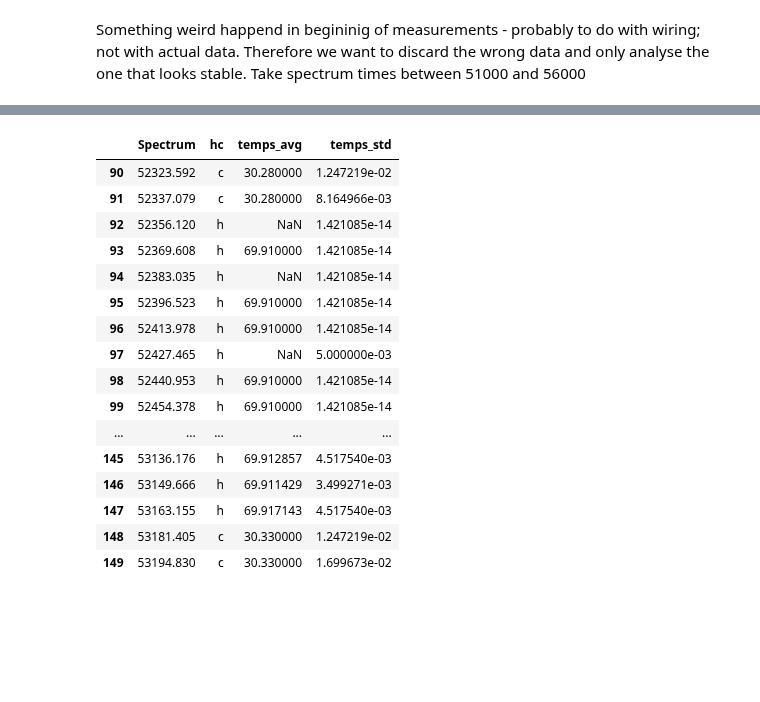
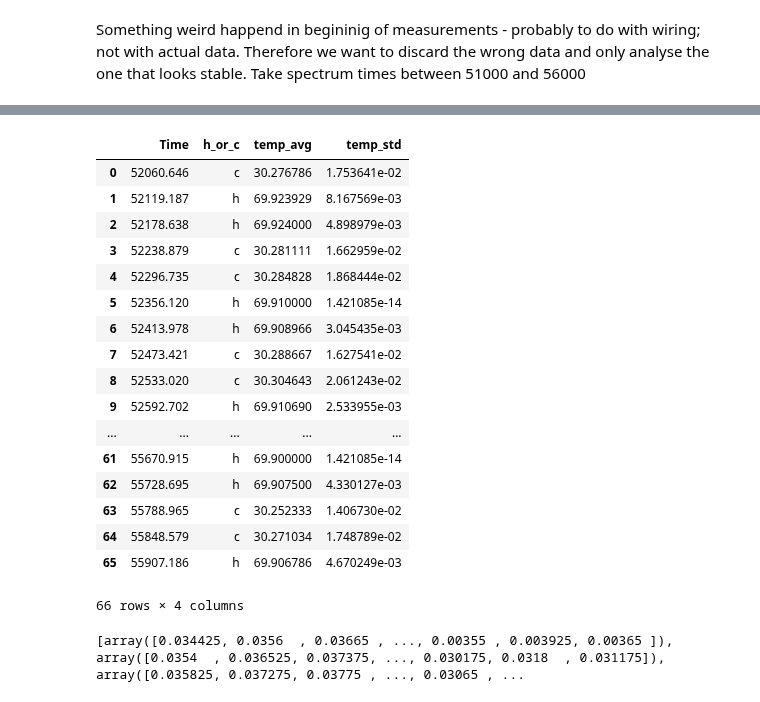
Before and after one commit to micolbedarida/MSci_Project, a Jupyter notebook: November_files_analysis.ipynb, the cells around one changed output, grey strips where cells are left out. Cells and saved outputs as stored; diff of their text form; code cells hidden in the pictures; blank space fills up the shorter version.

```diff
--- a/November_files_analysis.ipynb
+++ b/November_files_analysis.ipynb
@@ -178,14 +188,33 @@ hc_list = []
 temps_avg = []
 temps_std = []
 
-for i in range(log_file.shape[0]-1):
+for i in range(6730): #needs to stop at last spectrum of the ones we chose to consider
     value = log_file.at[i, 'hc']
     if value != 'c' and value != 'h':
+       # print('i'+str(i))
         hot_or_cold = log_file.iloc[i+1]['hc']
         hc_list.append(hot_or_cold) # the spectra are assigned the h_c value of the following time
+        temp_list = []
+        a=2
         if hot_or_cold == 'h':
-            temps_avg.append(np.average(log_file.hbb_temp[i+1:i+8]))
-            temps_std.append(np.std(log_file.hbb_temp[i+1:i+8]))
+            num = log_file.iloc[i+1]['hbb_temp']
+           # print('h' + str(num))
+           # print(m.isnan(num))
+            while m.isnan(num) == False:
+                temp_list.append(num)
+                num = log_file.iloc[i+a]['hbb_temp']
+                a += 1
+           # print(temp_list)
+            temps_avg.append(np.average(temp_list))
+            temps_std.append(np.std(temp_list))
         elif hot_or_cold == 'c':
-            temps_avg.append(log_file.cbb_temp[i+1])
-            temps_std.append(np.std(log_file.cbb_temp[i+1:i+4]))
+            num = log_file.iloc[i+1]['cbb_temp']
+           # print('c' + str(num))
+           # print(m.isnan(num))
+            while m.isnan(num) == False:
+                temp_list.append(num)
+                num = log_file.iloc[i+a]['cbb_temp']
+                a += 1
+            temps_avg.append(np.average(temp_list))
+            temps_std.append(np.std(temp_list))
+            #print(temp_list)
@@ -192,29 +231,30 @@ for i in range(log_file.shape[0]-1):
 # %%
 times.sort() # now they are back in ascending order
 
-hc_and_times = pd.DataFrame(
-    {'Spectrum': times,
-     'hc': hc_list,
-     'temps_avg': temps_avg,
-     'temps_std': temps_std
+final_frame_4 = pd.DataFrame(
+    {'Time': times[:-1],
+     'h_or_c': hc_list,
+     'temp_avg': temps_avg,
+     'temp_std': temps_std
     })
 
-hc_and_times[90:150]
+final_frame_4
 # %% [output]
-|  | Spectrum | hc | temps_avg | temps_std |
-| 90 | 52323.592 | c | 30.280000 | 1.247219e-02 |
-| 91 | 52337.079 | c | 30.280000 | 8.164966e-03 |
-| 92 | 52356.120 | h | NaN | 1.421085e-14 |
-| 93 | 52369.608 | h | 69.910000 | 1.421085e-14 |
-| 94 | 52383.035 | h | NaN | 1.421085e-14 |
-| 95 | 52396.523 | h | 69.910000 | 1.421085e-14 |
-| 96 | 52413.978 | h | 69.910000 | 1.421085e-14 |
-| 97 | 52427.465 | h | NaN | 5.000000e-03 |
-| 98 | 52440.953 | h | 69.910000 | 1.421085e-14 |
-| 99 | 52454.378 | h | 69.910000 | 1.421085e-14 |
+|  | Time | h_or_c | temp_avg | temp_std |
+| 0 | 52060.646 | c | 30.276786 | 1.753641e-02 |
+| 1 | 52119.187 | h | 69.923929 | 8.167569e-03 |
+| 2 | 52178.638 | h | 69.924000 | 4.898979e-03 |
+| 3 | 52238.879 | c | 30.281111 | 1.662959e-02 |
+| 4 | 52296.735 | c | 30.284828 | 1.868444e-02 |
+| 5 | 52356.120 | h | 69.910000 | 1.421085e-14 |
+| 6 | 52413.978 | h | 69.908966 | 3.045435e-03 |
+| 7 | 52473.421 | c | 30.288667 | 1.627541e-02 |
+| 8 | 52533.020 | c | 30.304643 | 2.061243e-02 |
+| 9 | 52592.702 | h | 69.910690 | 2.533955e-03 |
 | ... | ... | ... | ... | ... |
-| 145 | 53136.176 | h | 69.912857 | 4.517540e-03 |
-| 146 | 53149.666 | h | 69.911429 | 3.499271e-03 |
-| 147 | 53163.155 | h | 69.917143 | 4.517540e-03 |
-| 148 | 53181.405 | c | 30.330000 | 1.247219e-02 |
-| 149 | 53194.830 | c | 30.330000 | 1.699673e-02 |
+| 61 | 55670.915 | h | 69.900000 | 1.421085e-14 |
+| 62 | 55728.695 | h | 69.907500 | 4.330127e-03 |
+| 63 | 55788.965 | c | 30.252333 | 1.406730e-02 |
+| 64 | 55848.579 | c | 30.271034 | 1.748789e-02 |
+| 65 | 55907.186 | h | 69.906786 | 4.670249e-03 |
+66 rows × 4 columns
@@ -220,0 +306,4 @@ hc_and_times[90:150]
+# %%
+print(average_4_spectra)
+# %% [output]
+[array([0.034425, 0.0356  , 0.03665 , ..., 0.00355 , 0.003925, 0.00365 ]), array([0.0354  , 0.036525, 0.037375, ..., 0.030175, 0.0318  , 0.031175]), array([0.035825, 0.037275, 0.03775 , ..., 0.03065 , ...
```
Also changed, not shown: parts of 16 cells of this notebook.
